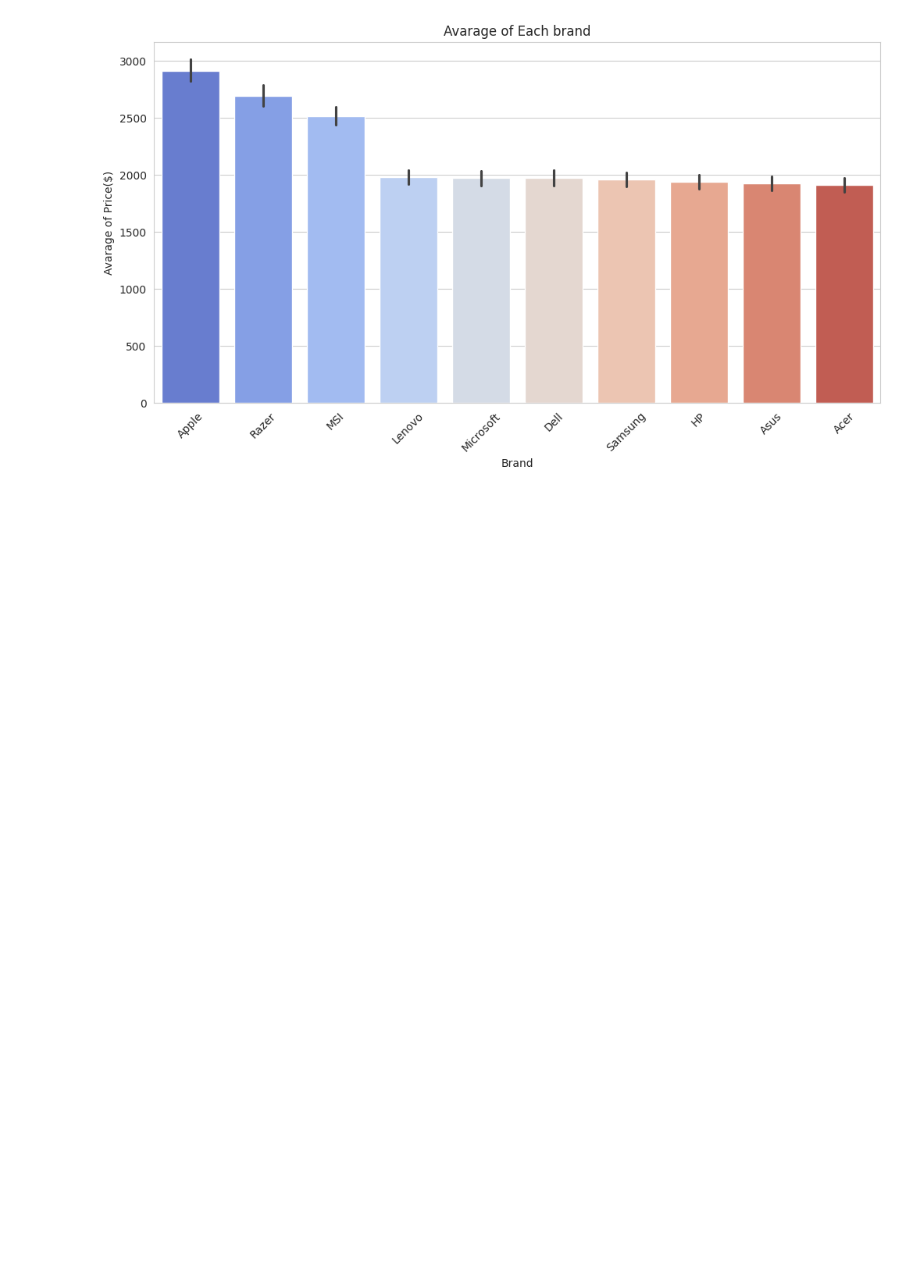
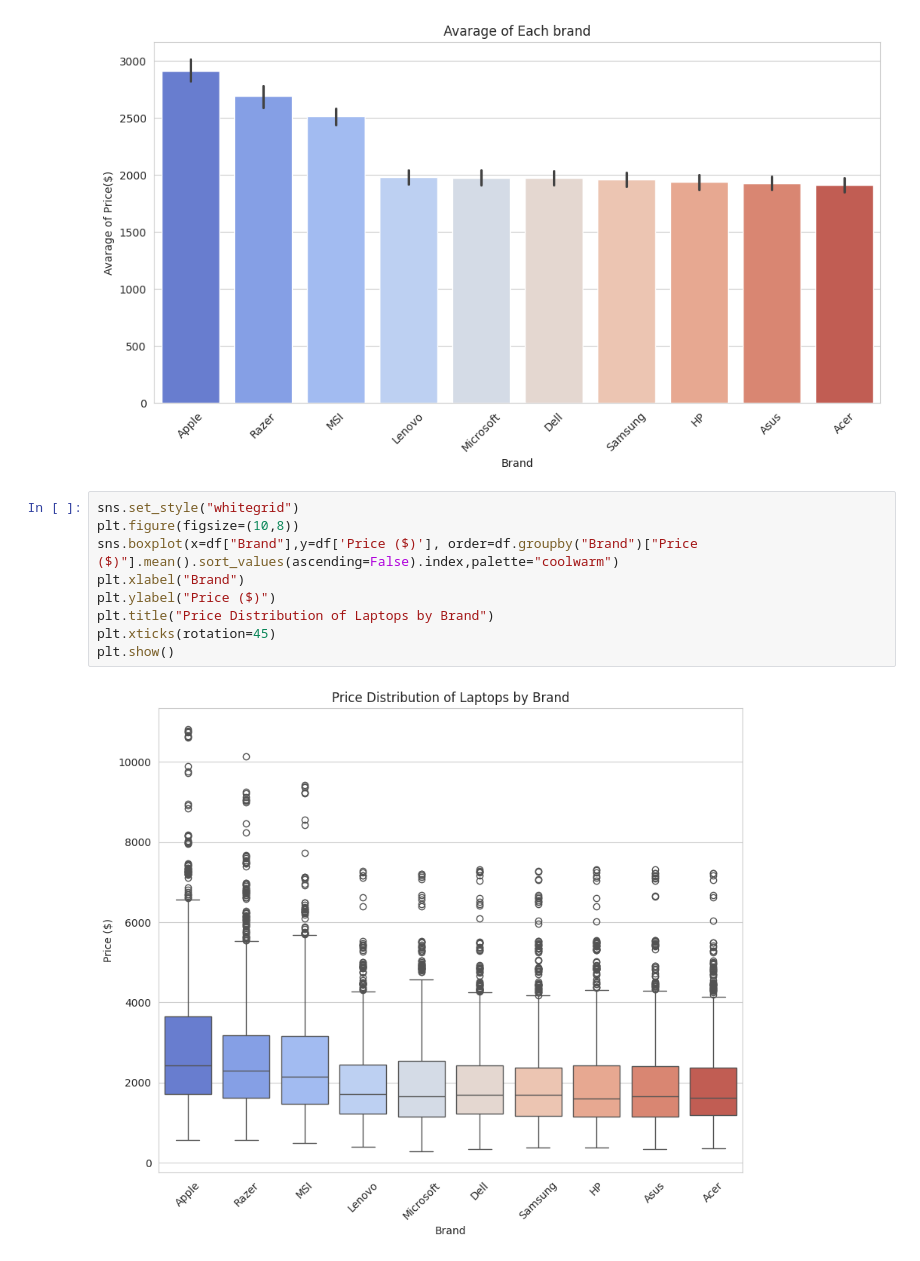
Before and after one commit to Farazmghm/price-of-laptops, a Jupyter notebook: laptop.ipynb, the cells around one changed output. Saved outputs shown, nothing was run; the diff lists cells and outputs as text; blank space fills up the shorter version.

Commit message:
analysis of price of each laptop

```diff
--- a/laptop.ipynb
+++ b/laptop.ipynb
@@ -186,3 +186,14 @@ plt.xticks(rotation=45)
 plt.show()
 # %% [output]
 [figure]
+# %%
+sns.set_style("whitegrid")
+plt.figure(figsize=(10,8))
+sns.boxplot(x=df["Brand"],y=df['Price ($)'], order=df.groupby("Brand")["Price ($)"].mean().sort_values(ascending=False).index,palette="coolwarm")
+plt.xlabel("Brand")
+plt.ylabel("Price ($)")
+plt.title("Price Distribution of Laptops by Brand")
+plt.xticks(rotation=45)
+plt.show()
+# %% [output]
+[figure, added]
```
